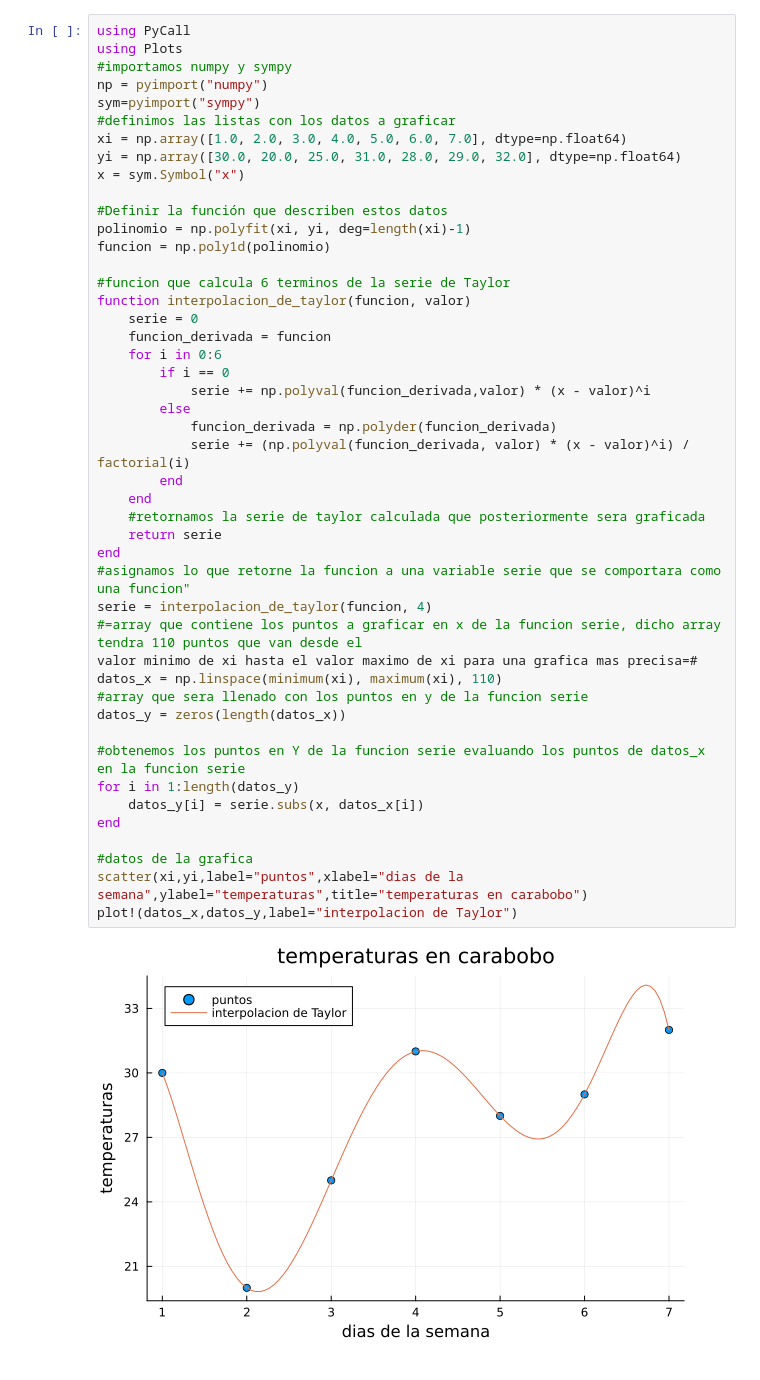
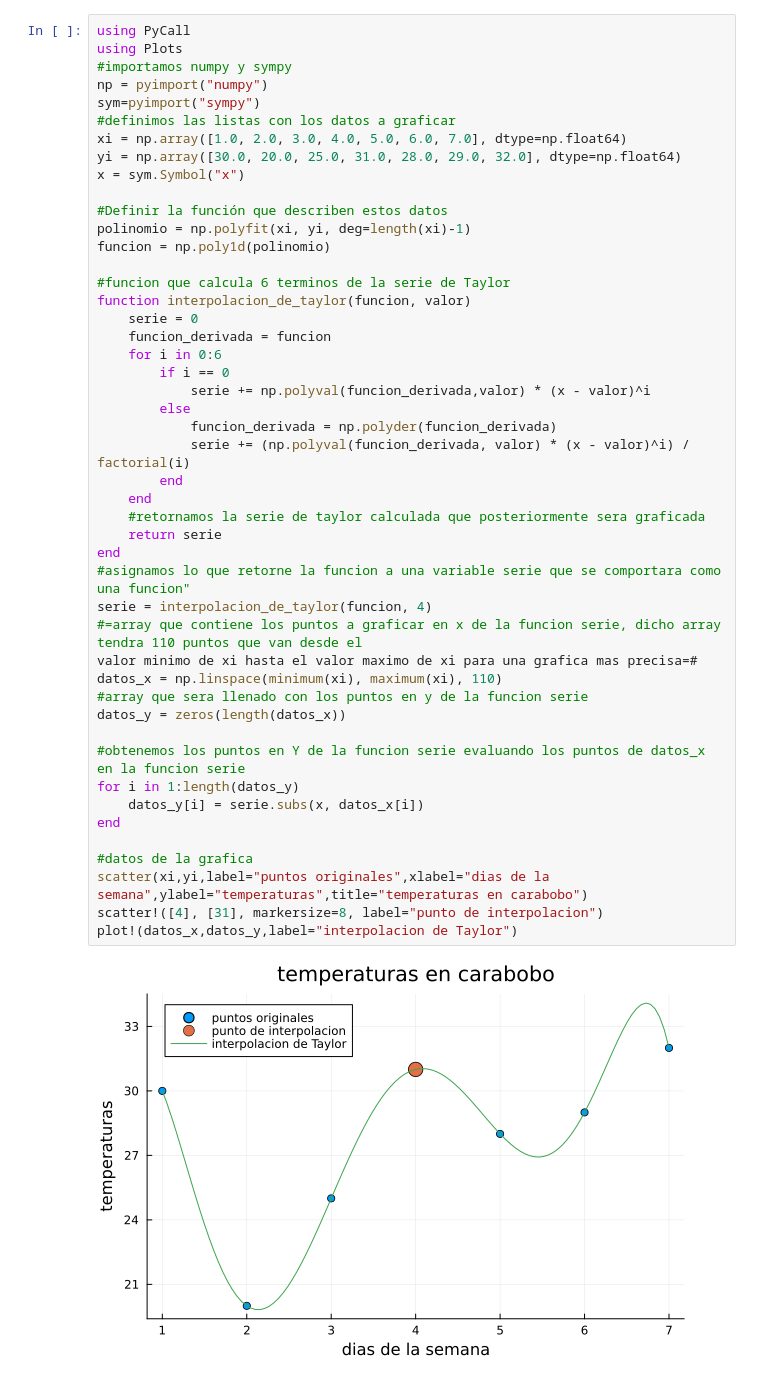
Before and after one commit to EmilioUzcategui/pruebas-grupales-calculo-numerico, a Jupyter notebook: parciales/proyecto2_calculo_numerico.ipynb, the cells around one changed output. Cells and saved outputs as stored; diff of their text form.

```diff
--- a/parciales/proyecto2_calculo_numerico.ipynb
+++ b/parciales/proyecto2_calculo_numerico.ipynb
@@ -17,32 +17,33 @@ funcion = np.poly1d(polinomio)
 function interpolacion_de_taylor(funcion, valor)
     serie = 0
     funcion_derivada = funcion
     for i in 0:6
         if i == 0
             serie += np.polyval(funcion_derivada,valor) * (x - valor)^i
         else
             funcion_derivada = np.polyder(funcion_derivada)
             serie += (np.polyval(funcion_derivada, valor) * (x - valor)^i) / factorial(i)
         end
     end
     #retornamos la serie de taylor calculada que posteriormente sera graficada
     return serie
 end
 #asignamos lo que retorne la funcion a una variable serie que se comportara como una funcion"
 serie = interpolacion_de_taylor(funcion, 4)
 #=array que contiene los puntos a graficar en x de la funcion serie, dicho array tendra 110 puntos que van desde el
 valor minimo de xi hasta el valor maximo de xi para una grafica mas precisa=#
 datos_x = np.linspace(minimum(xi), maximum(xi), 110)
 #array que sera llenado con los puntos en y de la funcion serie
 datos_y = zeros(length(datos_x))
 
 #obtenemos los puntos en Y de la funcion serie evaluando los puntos de datos_x en la funcion serie
 for i in 1:length(datos_y)
     datos_y[i] = serie.subs(x, datos_x[i])
 end
 
 #datos de la grafica
-scatter(xi,yi,label="puntos",xlabel="dias de la semana",ylabel="temperaturas",title="temperaturas en carabobo")
+scatter(xi,yi,label="puntos originales",xlabel="dias de la semana",ylabel="temperaturas",title="temperaturas en carabobo")
+scatter!([4], [31], markersize=8, label="punto de interpolacion")
 plot!(datos_x,datos_y,label="interpolacion de Taylor")
 # %% [output]
-[figure, old version]
+[figure, new version]
```
